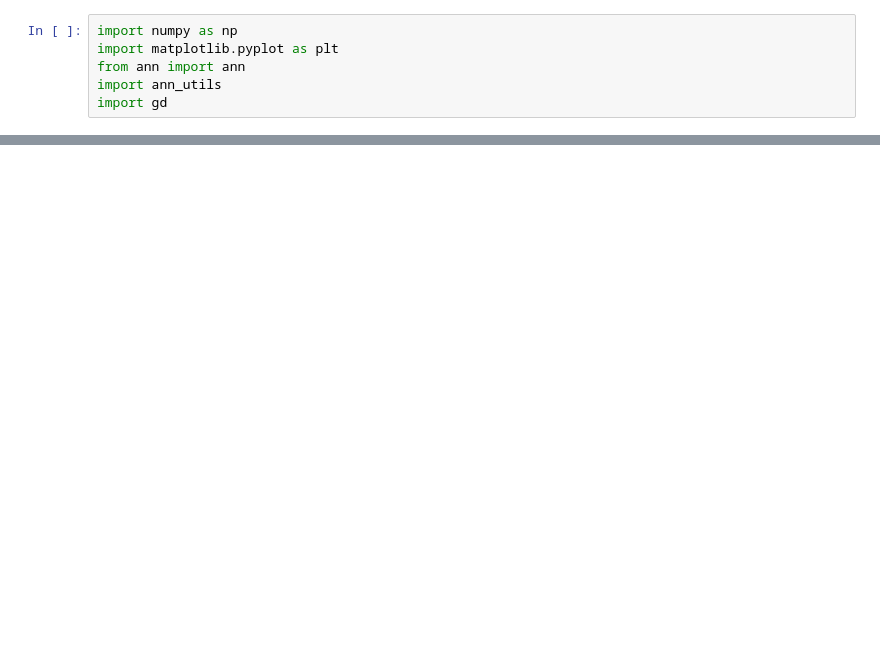
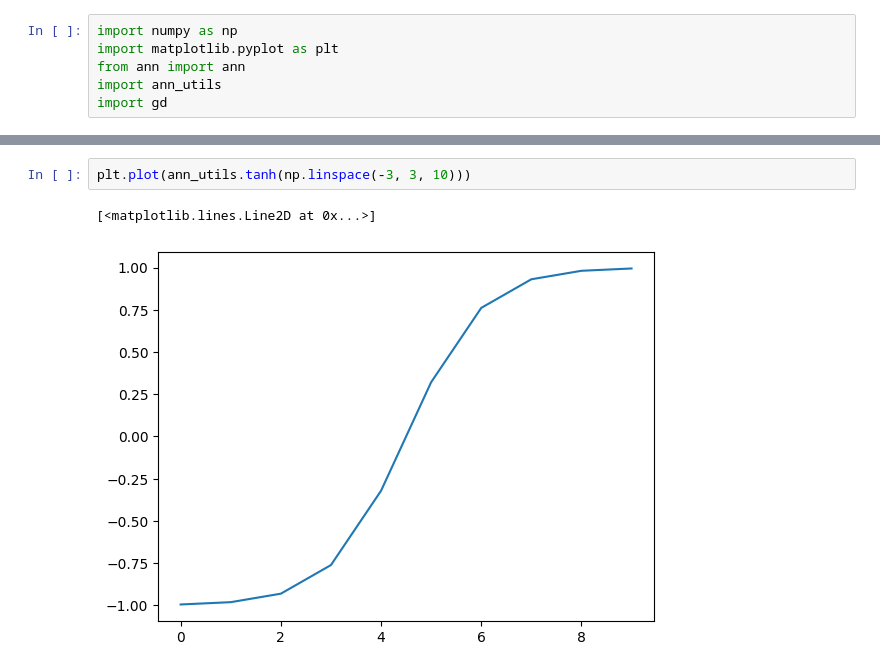
Before and after one commit to kramasamy90/Feedforward-Neural-Network, a Jupyter notebook: src/ann_test.ipynb, the cells around one changed output, grey strips where cells are left out. Cells and saved outputs as stored; diff of their text form; blank space fills up the shorter version.

```diff
--- a/src/ann_test.ipynb
+++ b/src/ann_test.ipynb
@@ -91,0 +110,5 @@ print(a01)
+# %%
+plt.plot(ann_utils.tanh(np.linspace(-3, 3, 10)))
+# %% [output]
+[<matplotlib.lines.Line2D at 0x...>]
+[figure, added]
```
Also changed, not shown: parts of 23 cells of this notebook, 2 other files.
